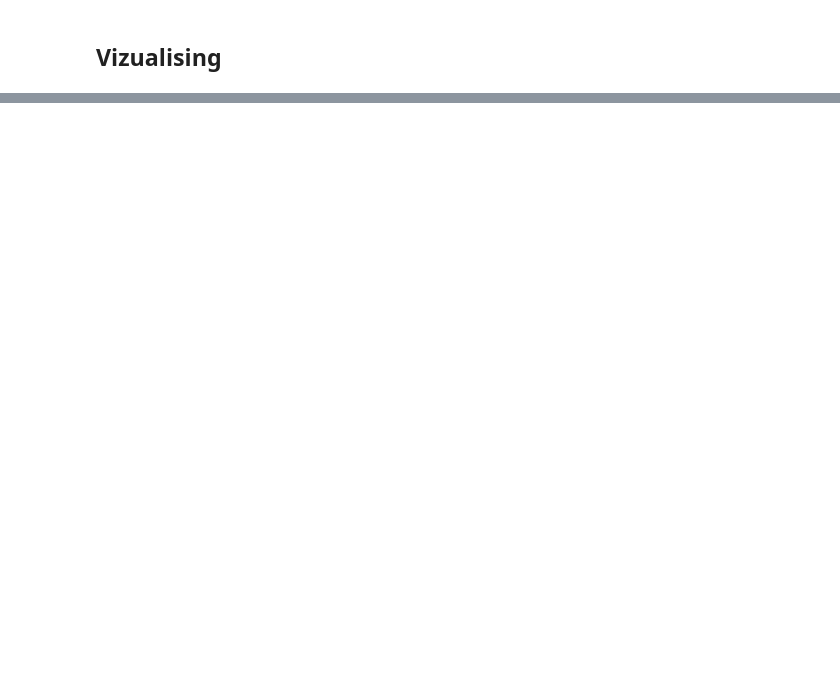
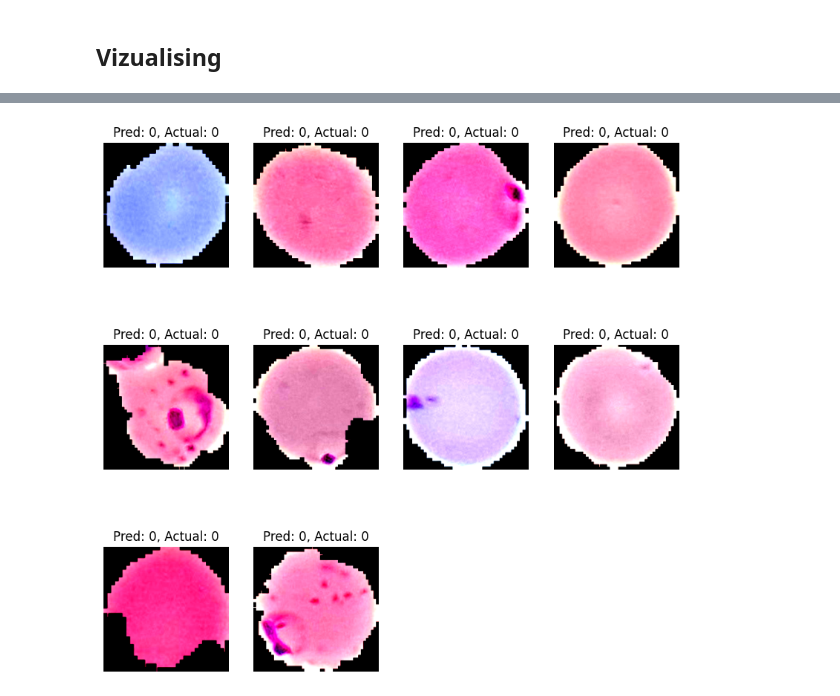
Before and after one commit to IngeborgOlssoen/MachineLearningViT, a Jupyter notebook: baseMain.ipynb, the cells around one changed output, grey strips where cells are left out. Cells and saved outputs as stored; diff of their text form; code cells hidden in the pictures; blank space fills up the shorter version.

```diff
--- a/baseMain.ipynb
+++ b/baseMain.ipynb
@@ -234,9 +245,15 @@ print(f"Test Accuracy: {accuracy * 100:.2f}%")
 import matplotlib.pyplot as plt
 import numpy as np
 
-# Get some test images
+# Create a data iterator for the test dataset
 data_iter = iter(test_loader)
-images, labels = data_iter.next()
+
+# Get the first batch (this will be 32 images if batch_size=32)
+images, labels = next(data_iter)
+
+# Pick the first 10 images for visualization
+images = images[:10]
+labels = labels[:10]
 
 # Predict
 model.eval()
@@ -246,9 +263,10 @@ with torch.no_grad():
 
 # Plot the images and predictions
 fig = plt.figure(figsize=(10, 10))
-for idx in range(9):
-    ax = fig.add_subplot(3, 3, idx + 1)
-    ax.imshow(images[idx].permute(1, 2, 0).numpy())
+for idx in range(10):
+    ax = fig.add_subplot(3, 4, idx + 1)  # Adjust the grid for 10 images
+    ax.imshow(images[idx].permute(1, 2, 0).cpu().numpy())
     ax.set_title(f"Pred: {preds[idx].item()}, Actual: {labels[idx].item()}")
     ax.axis('off')
 plt.show()
+# %% [output]
@@ -254,0 +283 @@ plt.show()
+[figure, added]
```
Also changed, not shown: parts of 3 cells of this notebook.
